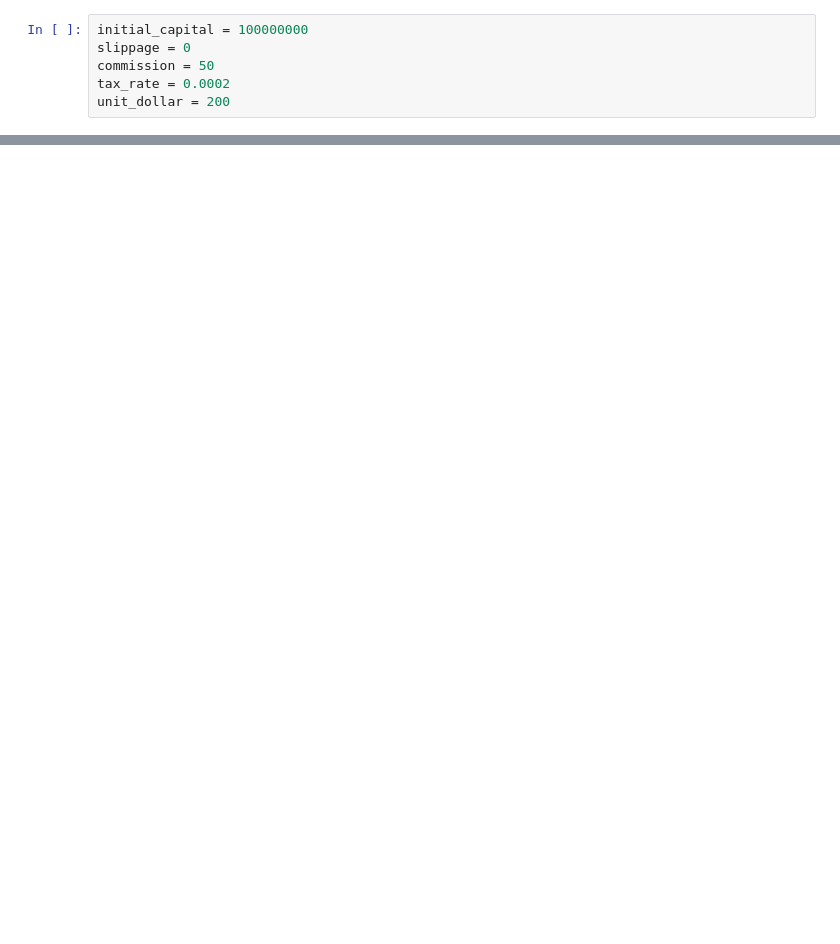
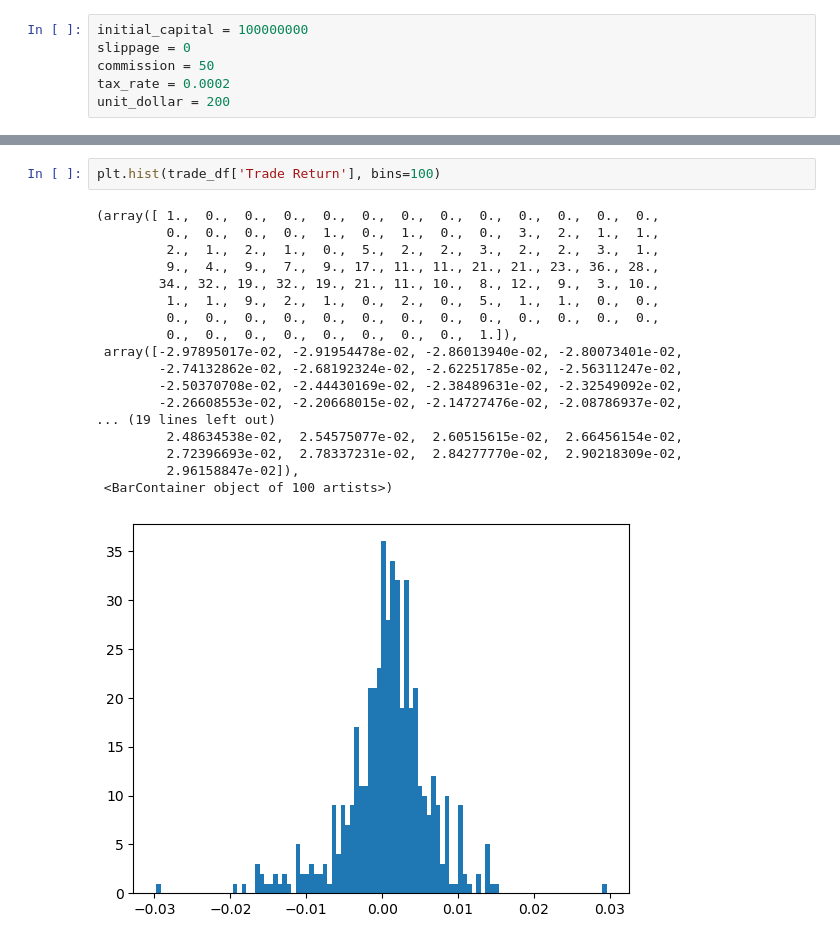
Before and after one commit to aliceteng1230/Trading-Strategies, a Jupyter notebook: Future_New3.ipynb, the cells around one changed output, grey strips where cells are left out. Drawn from its saved outputs; the diff is of its cells as text; blank space fills up the shorter version.

```diff
--- a/Future_New3.ipynb
+++ b/Future_New3.ipynb
@@ -291,0 +502,21 @@ plt.show()
+# %%
+plt.hist(trade_df['Trade Return'], bins=100)
+# %% [output]
+(array([ 1.,  0.,  0.,  0.,  0.,  0.,  0.,  0.,  0.,  0.,  0.,  0.,  0.,
+         0.,  0.,  0.,  0.,  1.,  0.,  1.,  0.,  0.,  3.,  2.,  1.,  1.,
+         2.,  1.,  2.,  1.,  0.,  5.,  2.,  2.,  3.,  2.,  2.,  3.,  1.,
+         9.,  4.,  9.,  7.,  9., 17., 11., 11., 21., 21., 23., 36., 28.,
+        34., 32., 19., 32., 19., 21., 11., 10.,  8., 12.,  9.,  3., 10.,
+         1.,  1.,  9.,  2.,  1.,  0.,  2.,  0.,  5.,  1.,  1.,  0.,  0.,
+         0.,  0.,  0.,  0.,  0.,  0.,  0.,  0.,  0.,  0.,  0.,  0.,  0.,
+         0.,  0.,  0.,  0.,  0.,  0.,  0.,  0.,  1.]),
+ array([-2.97895017e-02, -2.91954478e-02, -2.86013940e-02, -2.80073401e-02,
+        -2.74132862e-02, -2.68192324e-02, -2.62251785e-02, -2.56311247e-02,
+        -2.50370708e-02, -2.44430169e-02, -2.38489631e-02, -2.32549092e-02,
+        -2.26608553e-02, -2.20668015e-02, -2.14727476e-02, -2.08786937e-02,
+... (19 lines left out)
+         2.48634538e-02,  2.54575077e-02,  2.60515615e-02,  2.66456154e-02,
+         2.72396693e-02,  2.78337231e-02,  2.84277770e-02,  2.90218309e-02,
+         2.96158847e-02]),
+ <BarContainer object of 100 artists>)
+[figure, added]
```
Also changed, not shown: parts of 20 cells of this notebook.
